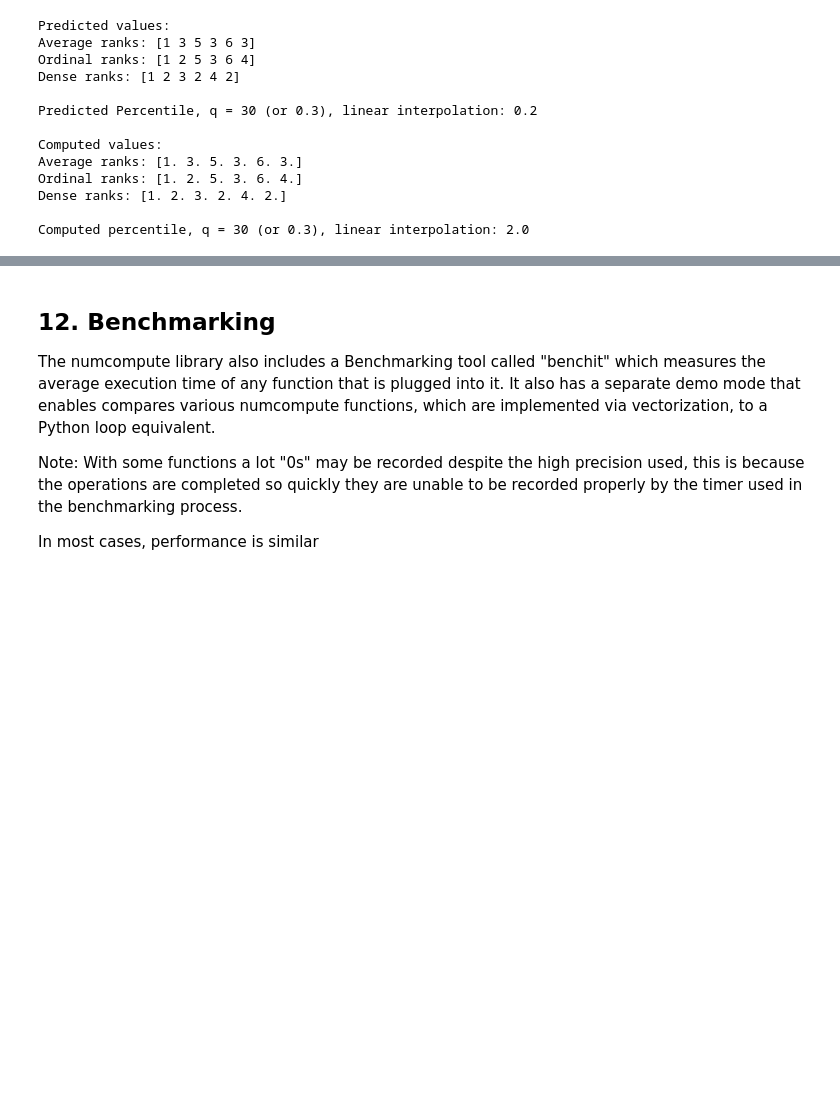
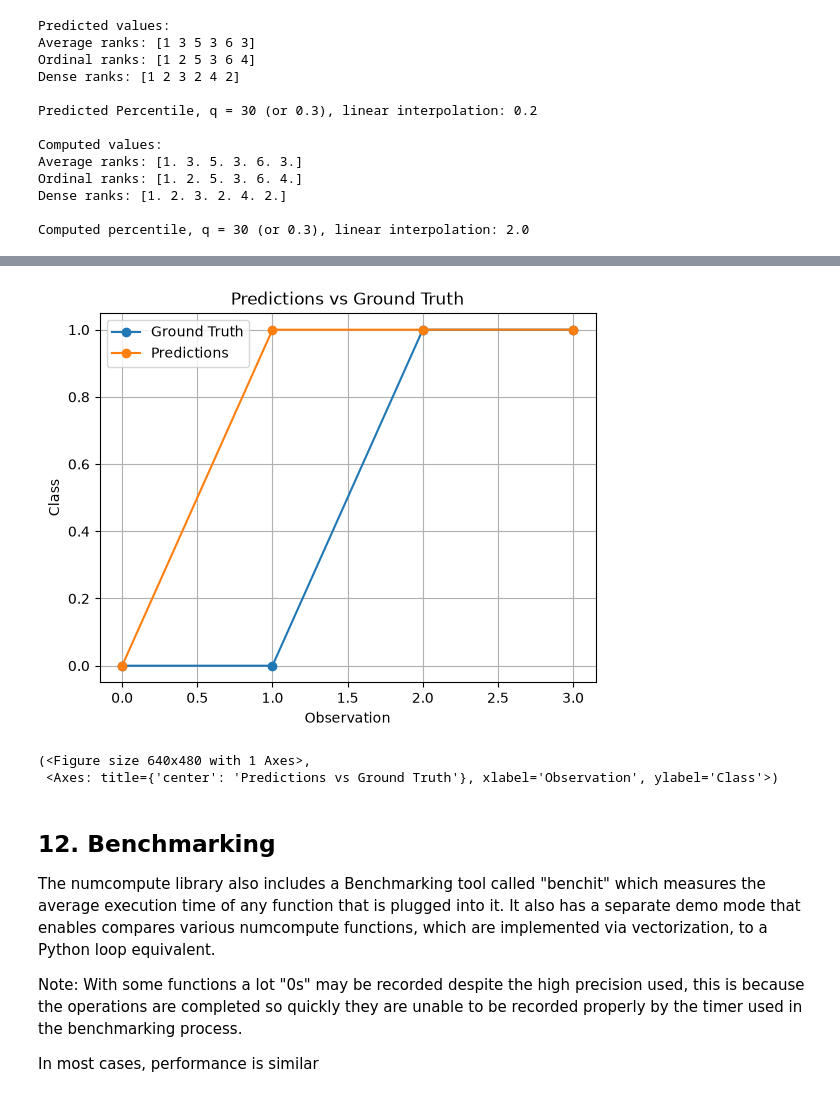
Before and after one commit to MohitnnM/NumCompute-A-High-Performance-Numpy-Toolkit, a Jupyter notebook: demo/quickstart.ipynb, the cells around one changed output, grey strips where cells are left out. Cells and saved outputs as stored; diff of their text form; code cells hidden in the pictures; blank space fills up the shorter version.

```diff
--- a/demo/quickstart.ipynb
+++ b/demo/quickstart.ipynb
@@ -369,3 +547,9 @@ Computed percentile, q = 30 (or 0.3), linear interpolation: 2.0
+# %%
+plot_predictions_vs_ground_truth(np.array([0, 0, 1, 1]), np.array([0, 1, 1, 1]))
+# %% [output]
+[figure, added]
+(<Figure size 640x480 with 1 Axes>,
+ <Axes: title={'center': 'Predictions vs Ground Truth'}, xlabel='Observation', ylabel='Class'>)
 # %% [markdown]
 ## 12. Benchmarking
 The numcompute library also includes a Benchmarking tool called "benchit" which measures the average execution time of any function that is plugged into it. It also has a separate demo mode that enables compares various numcompute functions, which are implemented via vectorization, to a Python loop equivalent.
```
Also changed, not shown: parts of 32 cells of this notebook, 30 other files.
